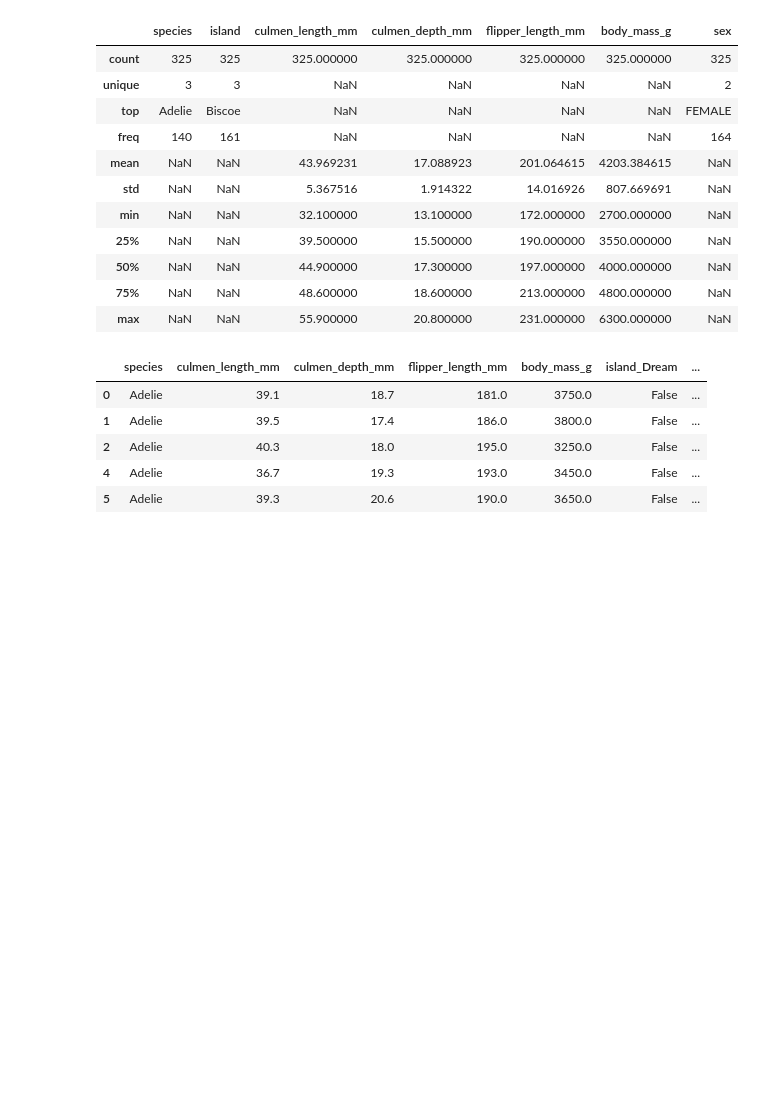
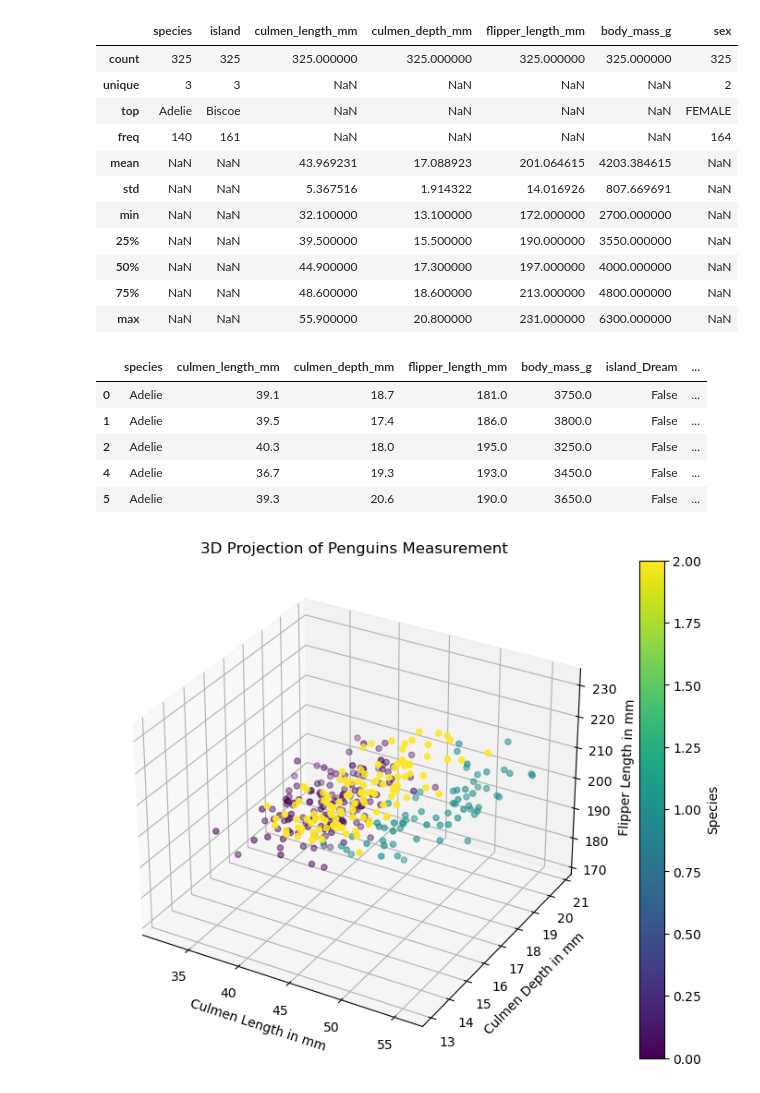
Before and after one commit to alchemista27/eksploratory-data-analysis, a Jupyter notebook: pinguins_eda.ipynb, the cells around one changed output. Drawn from its saved outputs; the diff is of its cells as text; code cells hidden in the pictures; blank space fills up the shorter version.

Commit message:
Visualizing 3D scatterplot

```diff
--- a/pinguins_eda.ipynb
+++ b/pinguins_eda.ipynb
@@ -214,3 +214,21 @@ df.head()
 | 2 | Adelie | 40.3 | 18.0 | 195.0 | 3250.0 | False | ... |
 | 4 | Adelie | 36.7 | 19.3 | 193.0 | 3450.0 | False | ... |
 | 5 | Adelie | 39.3 | 20.6 | 190.0 | 3650.0 | False | ... |
+# %%
+# Visualizing the penguins measurement
+x = df.culmen_length_mm
+y = df.culmen_depth_mm
+z = df.flipper_length_mm
+
+fig = plt.figure(figsize=(10,7))
+axs = fig.add_subplot(111, projection = '3d')
+scatter = axs.scatter(x,y,z, c=df['species_map'], cmap='viridis', marker='o')
+axs.set_xlabel('Culmen Length in mm')
+axs.set_ylabel('Culmen Depth in mm')
+axs.set_zlabel('Flipper Length in mm')
+axs.set_title('3D Projection of Penguins Measurement')
+cbar = plt.colorbar(scatter)
+cbar.set_label('Species')
+plt.show()
+# %% [output]
+[figure, added]
```
